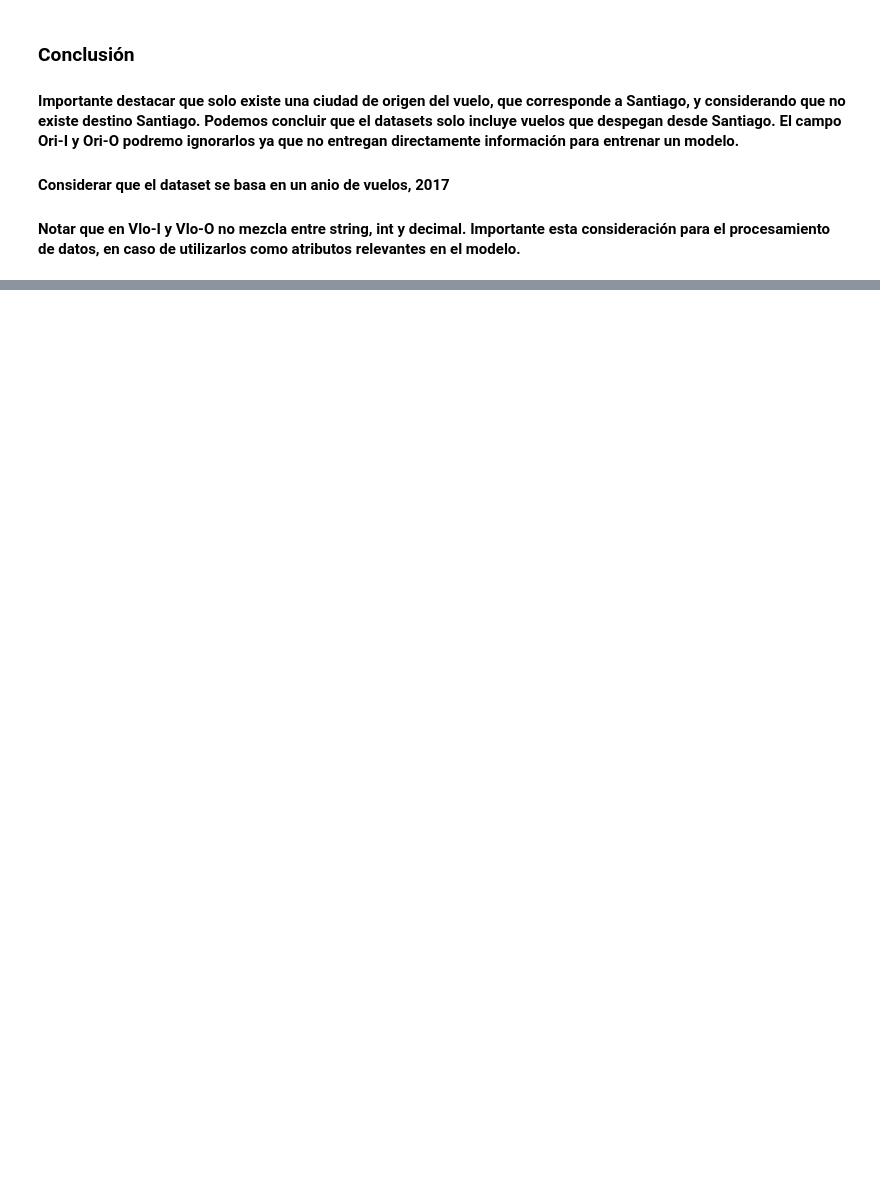
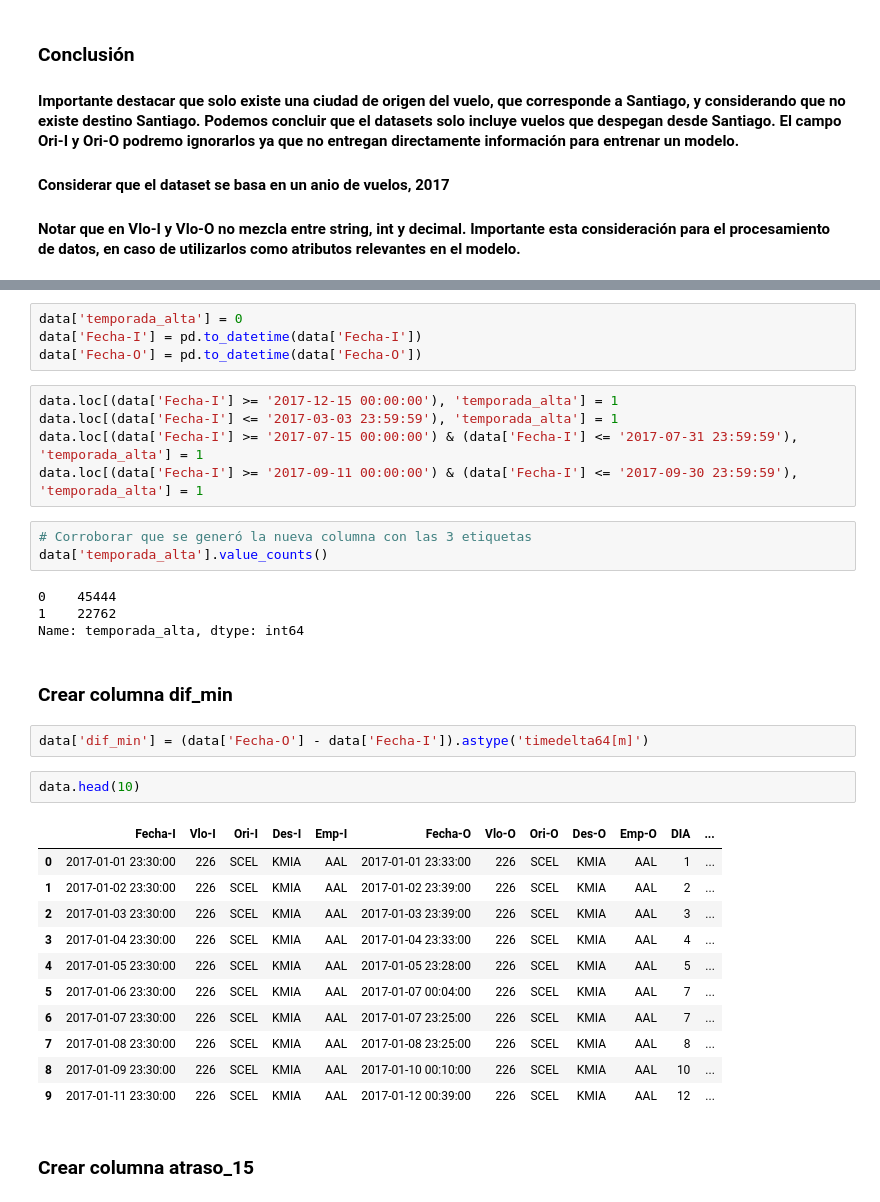
Before and after one commit to nachovalde/Challenge---LATAM-Airlines, a Jupyter notebook: solution.ipynb, the cells around one changed output, grey strips where cells are left out. Drawn from its saved outputs; the diff is of its cells as text; blank space fills up the shorter version.

Commit message:
creación de nuevas columnas

```diff
--- a/solution.ipynb
+++ b/solution.ipynb
@@ -321,0 +326,36 @@ Name: OPERA, dtype: int64
+# %%
+data['temporada_alta'] = 0
+data['Fecha-I'] = pd.to_datetime(data['Fecha-I'])
+data['Fecha-O'] = pd.to_datetime(data['Fecha-O'])
+# %%
+data.loc[(data['Fecha-I'] >= '2017-12-15 00:00:00'), 'temporada_alta'] = 1
+data.loc[(data['Fecha-I'] <= '2017-03-03 23:59:59'), 'temporada_alta'] = 1
+data.loc[(data['Fecha-I'] >= '2017-07-15 00:00:00') & (data['Fecha-I'] <= '2017-07-31 23:59:59'), 'temporada_alta'] = 1
+data.loc[(data['Fecha-I'] >= '2017-09-11 00:00:00') & (data['Fecha-I'] <= '2017-09-30 23:59:59'), 'temporada_alta'] = 1
+# %%
+# Corroborar que se generó la nueva columna con las 3 etiquetas
+data['temporada_alta'].value_counts()
+# %% [output]
+0    45444
+1    22762
+Name: temporada_alta, dtype: int64
+# %% [markdown]
+### Crear columna dif_min
+# %%
+data['dif_min'] = (data['Fecha-O'] - data['Fecha-I']).astype('timedelta64[m]')
+# %%
+data.head(10)
+# %% [output]
+|  | Fecha-I | Vlo-I | Ori-I | Des-I | Emp-I | Fecha-O | Vlo-O | Ori-O | Des-O | Emp-O | DIA | ... |
+| 0 | 2017-01-01 23:30:00 | 226 | SCEL | KMIA | AAL | 2017-01-01 23:33:00 | 226 | SCEL | KMIA | AAL | 1 | ... |
+| 1 | 2017-01-02 23:30:00 | 226 | SCEL | KMIA | AAL | 2017-01-02 23:39:00 | 226 | SCEL | KMIA | AAL | 2 | ... |
+| 2 | 2017-01-03 23:30:00 | 226 | SCEL | KMIA | AAL | 2017-01-03 23:39:00 | 226 | SCEL | KMIA | AAL | 3 | ... |
+| 3 | 2017-01-04 23:30:00 | 226 | SCEL | KMIA | AAL | 2017-01-04 23:33:00 | 226 | SCEL | KMIA | AAL | 4 | ... |
+| 4 | 2017-01-05 23:30:00 | 226 | SCEL | KMIA | AAL | 2017-01-05 23:28:00 | 226 | SCEL | KMIA | AAL | 5 | ... |
+| 5 | 2017-01-06 23:30:00 | 226 | SCEL | KMIA | AAL | 2017-01-07 00:04:00 | 226 | SCEL | KMIA | AAL | 7 | ... |
+| 6 | 2017-01-07 23:30:00 | 226 | SCEL | KMIA | AAL | 2017-01-07 23:25:00 | 226 | SCEL | KMIA | AAL | 7 | ... |
+| 7 | 2017-01-08 23:30:00 | 226 | SCEL | KMIA | AAL | 2017-01-08 23:25:00 | 226 | SCEL | KMIA | AAL | 8 | ... |
+| 8 | 2017-01-09 23:30:00 | 226 | SCEL | KMIA | AAL | 2017-01-10 00:10:00 | 226 | SCEL | KMIA | AAL | 10 | ... |
+| 9 | 2017-01-11 23:30:00 | 226 | SCEL | KMIA | AAL | 2017-01-12 00:39:00 | 226 | SCEL | KMIA | AAL | 12 | ... |
+# %% [markdown]
+### Crear columna atraso_15
```
Also changed, not shown: parts of 11 cells of this notebook.
